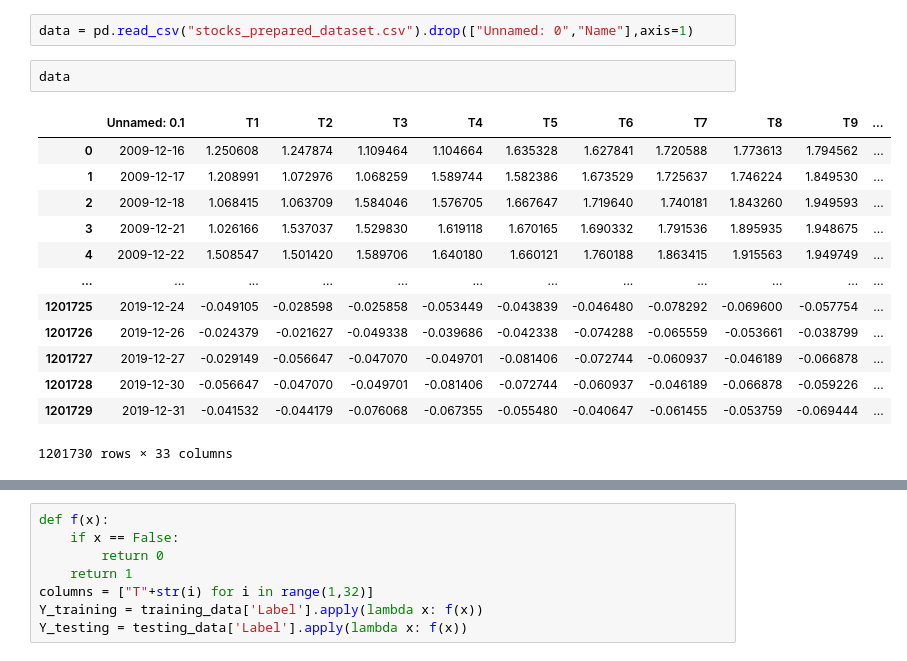
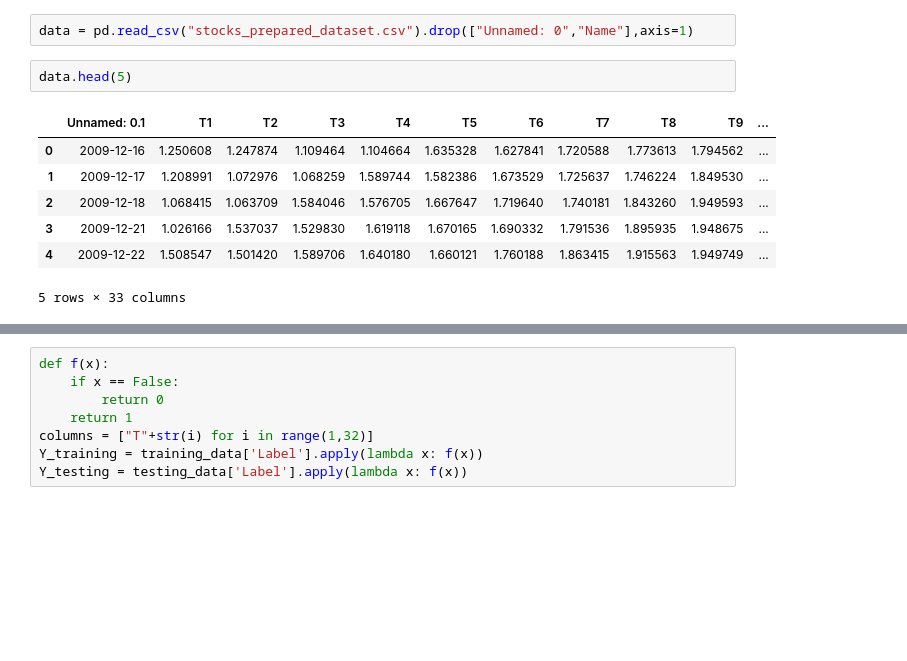
Before and after one commit to cs582/Fintech-SRS, a Jupyter notebook: Pytorch_implem_DNN.ipynb, the cells around one changed output, grey strips where cells are left out. Cells and saved outputs as stored; diff of their text form; blank space fills up the shorter version.

```diff
--- a/Pytorch_implem_DNN.ipynb
+++ b/Pytorch_implem_DNN.ipynb
@@ -24,19 +24,13 @@ from os import listdir
 # %%
 data = pd.read_csv("stocks_prepared_dataset.csv").drop(["Unnamed: 0","Name"],axis=1)
 # %%
-data
+data.head(5)
 # %% [output]
 |  | Unnamed: 0.1 | T1 | T2 | T3 | T4 | T5 | T6 | T7 | T8 | T9 | ... |
 | 0 | 2009-12-16 | 1.250608 | 1.247874 | 1.109464 | 1.104664 | 1.635328 | 1.627841 | 1.720588 | 1.773613 | 1.794562 | ... |
 | 1 | 2009-12-17 | 1.208991 | 1.072976 | 1.068259 | 1.589744 | 1.582386 | 1.673529 | 1.725637 | 1.746224 | 1.849530 | ... |
 | 2 | 2009-12-18 | 1.068415 | 1.063709 | 1.584046 | 1.576705 | 1.667647 | 1.719640 | 1.740181 | 1.843260 | 1.949593 | ... |
 | 3 | 2009-12-21 | 1.026166 | 1.537037 | 1.529830 | 1.619118 | 1.670165 | 1.690332 | 1.791536 | 1.895935 | 1.948675 | ... |
 | 4 | 2009-12-22 | 1.508547 | 1.501420 | 1.589706 | 1.640180 | 1.660121 | 1.760188 | 1.863415 | 1.915563 | 1.949749 | ... |
-| ... | ... | ... | ... | ... | ... | ... | ... | ... | ... | ... | ... |
-| 1201725 | 2019-12-24 | -0.049105 | -0.028598 | -0.025858 | -0.053449 | -0.043839 | -0.046480 | -0.078292 | -0.069600 | -0.057754 | ... |
-| 1201726 | 2019-12-26 | -0.024379 | -0.021627 | -0.049338 | -0.039686 | -0.042338 | -0.074288 | -0.065559 | -0.053661 | -0.038799 | ... |
-| 1201727 | 2019-12-27 | -0.029149 | -0.056647 | -0.047070 | -0.049701 | -0.081406 | -0.072744 | -0.060937 | -0.046189 | -0.066878 | ... |
-| 1201728 | 2019-12-30 | -0.056647 | -0.047070 | -0.049701 | -0.081406 | -0.072744 | -0.060937 | -0.046189 | -0.066878 | -0.059226 | ... |
-| 1201729 | 2019-12-31 | -0.041532 | -0.044179 | -0.076068 | -0.067355 | -0.055480 | -0.040647 | -0.061455 | -0.053759 | -0.069444 | ... |
-1201730 rows × 33 columns
+5 rows × 33 columns
 # %%
```
Also changed, not shown: parts of 21 cells of this notebook, 1 other file.
